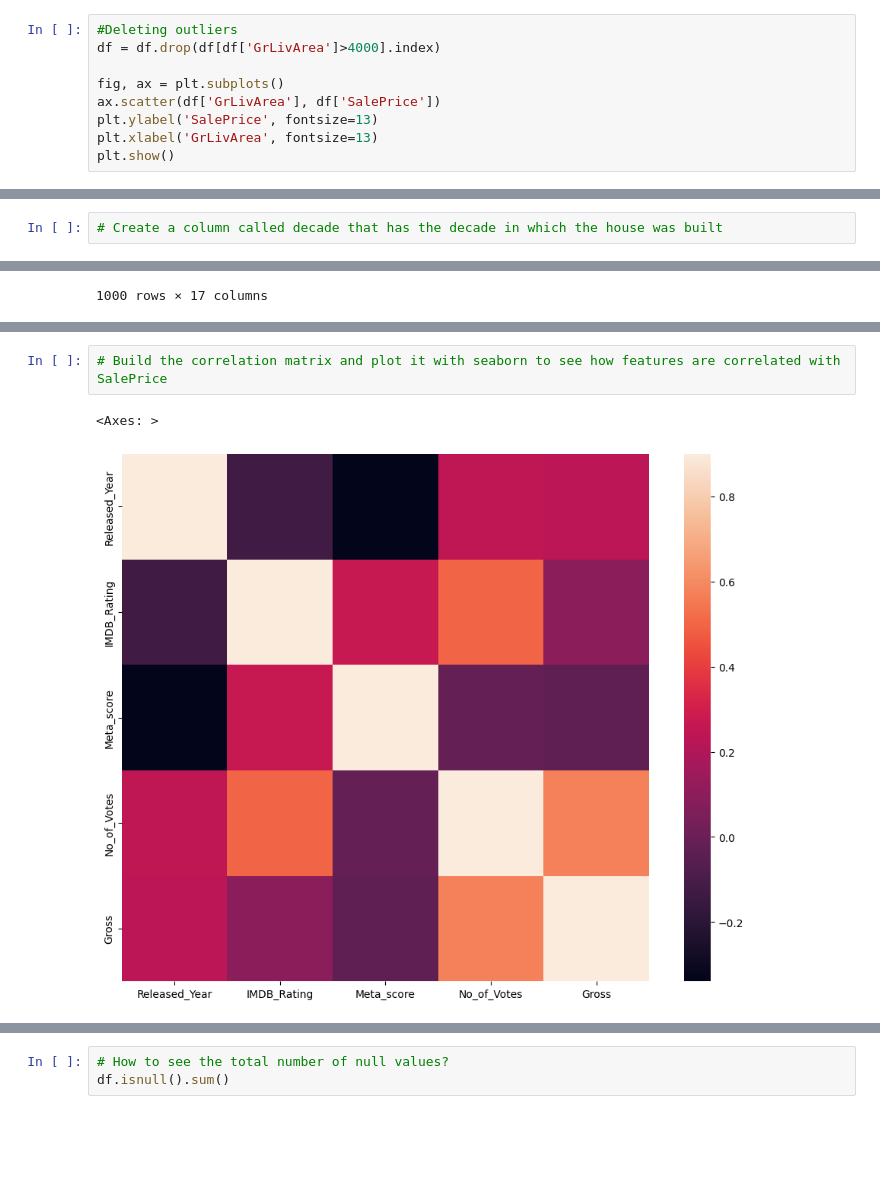
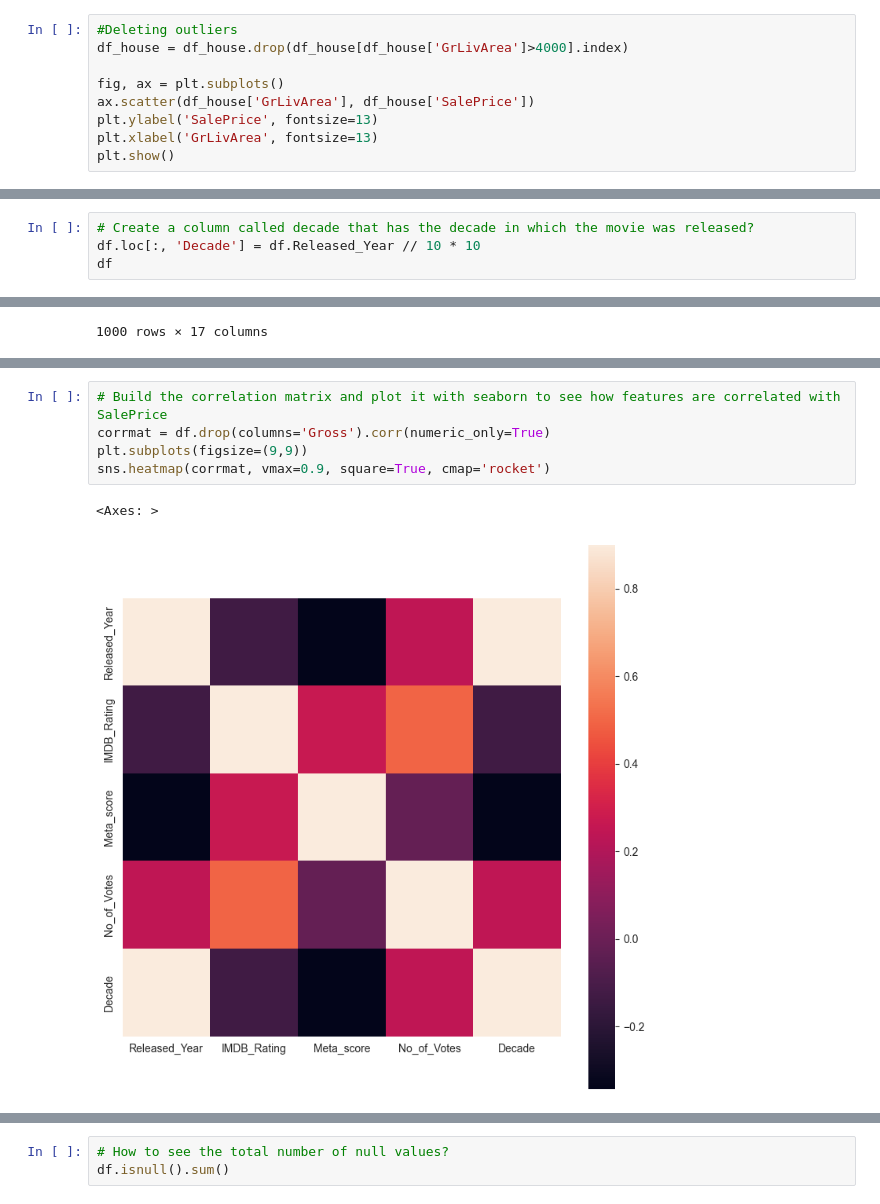
Before and after one commit to T-Smithy/ensf-444, a Jupyter notebook: lab-1/Working_with_Pandas_and_EDA_Lab_1_ENSF_444.ipynb, the cells around one changed output, grey strips where cells are left out. Drawn from its saved outputs; the diff is of its cells as text; blank space fills up the shorter version.

```diff
--- a/lab-1/Working_with_Pandas_and_EDA_Lab_1_ENSF_444.ipynb
+++ b/lab-1/Working_with_Pandas_and_EDA_Lab_1_ENSF_444.ipynb
@@ -617,10 +617,10 @@ plt.show()
 [figure]
 # %%
 #Deleting outliers
-df = df.drop(df[df['GrLivArea']>4000].index)
+df_house = df_house.drop(df_house[df_house['GrLivArea']>4000].index)
 
 fig, ax = plt.subplots()
-ax.scatter(df['GrLivArea'], df['SalePrice'])
+ax.scatter(df_house['GrLivArea'], df_house['SalePrice'])
 plt.ylabel('SalePrice', fontsize=13)
 plt.xlabel('GrLivArea', fontsize=13)
 plt.show()
@@ -654,7 +655,9 @@ sns.catplot(x=feature, kind="count", palette="PuRd_r", data=df)
 # %% [markdown]
 ### Your Turn
 # %%
-# Create a column called decade that has the decade in which the house was built
+# Create a column called decade that has the decade in which the movie was released?
+df.loc[:, 'Decade'] = df.Released_Year // 10 * 10
+df
 # %% [output]
 |  | Poster_Link | Series_Title | Released_Year | Certificate | Runtime | Genre | IMDB_Rating | Overview | ... |
 | 0 | https://m.media-amazon.com/images... | The Shawshank Redemption | 1994.0 | A | 142 min | Drama | 9.3 | Two imprisoned men bond over a nu... | ... |
@@ -677,7 +681,10 @@ sns.catplot(x=feature, kind="count", palette="PuRd_r", data=df)
 # %%
 # Build the correlation matrix and plot it with seaborn to see how features are correlated with SalePrice
+corrmat = df.drop(columns='Gross').corr(numeric_only=True)
+plt.subplots(figsize=(9,9))
+sns.heatmap(corrmat, vmax=0.9, square=True, cmap='rocket')
 # %% [output]
 <Axes: >
-[figure, old version]
+[figure, new version]
 # %%
 # Provide the histogram of No_of_Votes
```
Also changed, not shown: parts of 5 cells of this notebook.
